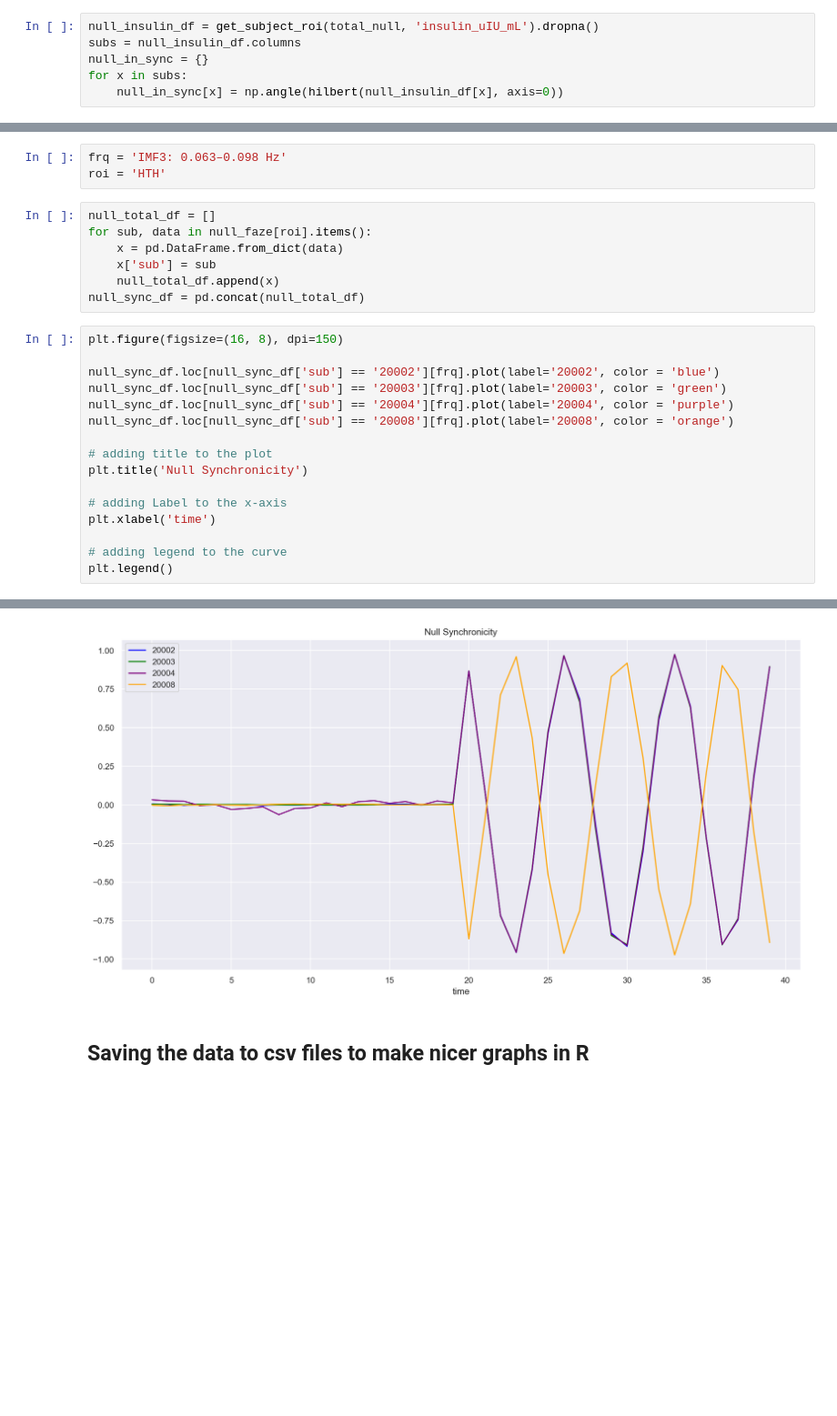
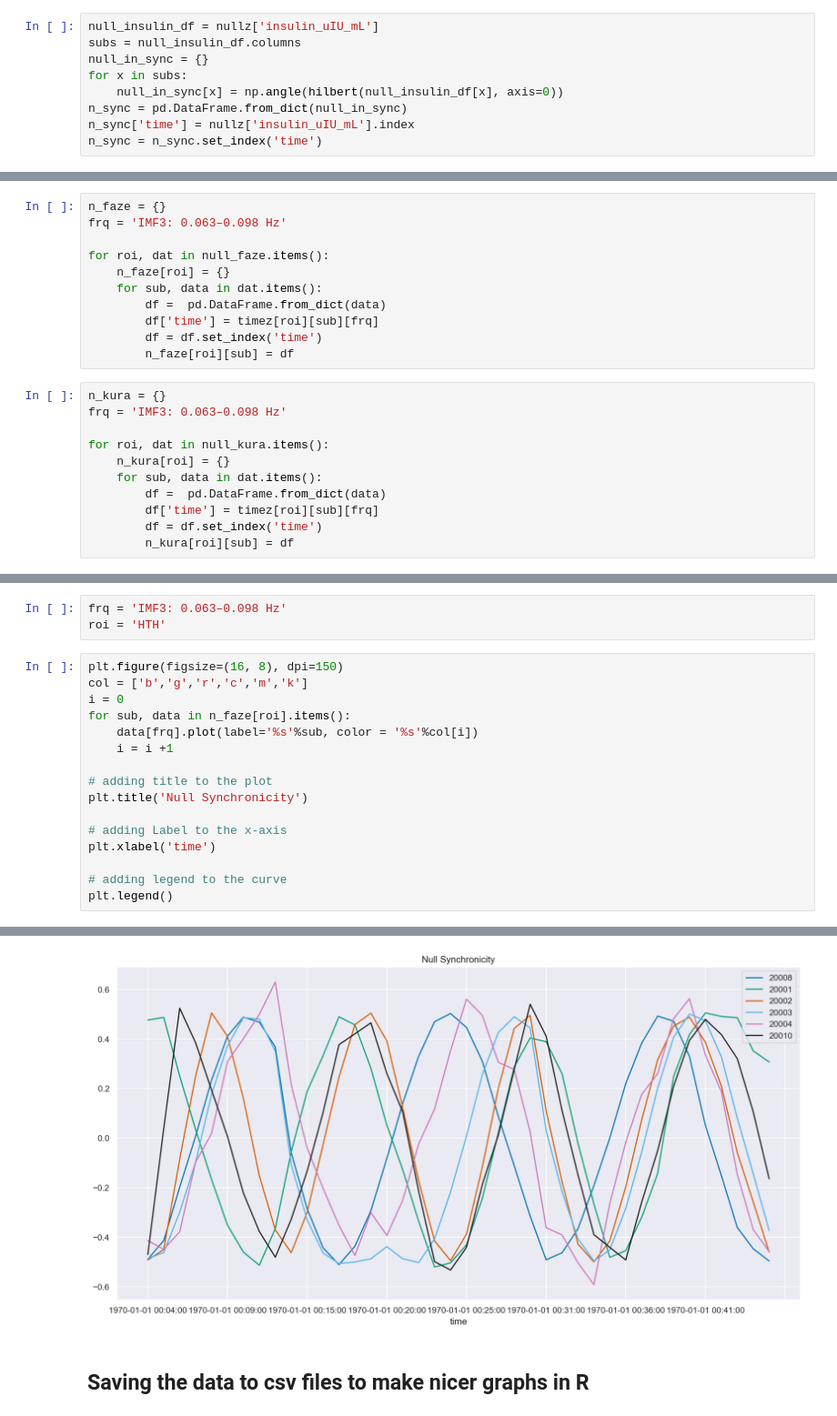
Before and after one commit to grace-shearrer/insulinBrain, a Jupyter notebook: null_synchronicity_analysis.ipynb, the cells around one changed output, grey strips where cells are left out. Shown at 91% size. Cells and saved outputs as stored; diff of their text form; blank space fills up the shorter version.

Commit message:
got null models and plot

```diff
--- a/null_synchronicity_analysis.ipynb
+++ b/null_synchronicity_analysis.ipynb
@@ -331,11 +305,14 @@ null_phaze
 ## Get insulin phase
 This is a hilbert transform to smooth the insulin time series. This produces a smooth insulin curve per subject. We will refer to this as the phase
 # %%
-null_insulin_df = get_subject_roi(total_null, 'insulin_uIU_mL').dropna()
+null_insulin_df = nullz['insulin_uIU_mL']
 subs = null_insulin_df.columns
 null_in_sync = {}
 for x in subs:
     null_in_sync[x] = np.angle(hilbert(null_insulin_df[x], axis=0))
+n_sync = pd.DataFrame.from_dict(null_in_sync)
+n_sync['time'] = nullz['insulin_uIU_mL'].index
+n_sync = n_sync.set_index('time')
 # %% [markdown]
 ## Get the phase vector length of insulin and ROI
 Initially I did this all combined
@@ -382,38 +366,53 @@ Ca
 20003
 20004
 20010
+# %%
+n_faze = {}
+frq = 'IMF3: 0.063–0.098 Hz'
+
+for roi, dat in null_faze.items():
+    n_faze[roi] = {}
+    for sub, data in dat.items():
+        df =  pd.DataFrame.from_dict(data)
+        df['time'] = timez[roi][sub][frq]
+        df = df.set_index('time')
+        n_faze[roi][sub] = df
+# %%
+n_kura = {}
+frq = 'IMF3: 0.063–0.098 Hz'
+
+for roi, dat in null_kura.items():
+    n_kura[roi] = {}
+    for sub, data in dat.items():
+        df =  pd.DataFrame.from_dict(data)
+        df['time'] = timez[roi][sub][frq]
+        df = df.set_index('time')
+        n_kura[roi][sub] = df
 # %% [markdown]
 ## Plots of phase similarity
 These plots show the similarity between the insulin and ROI curves at different frequency bands of the ROI signal (we are assuming there is only a single band of insulin). Yellow indicates high syncronicity and black means no syncronicity. The larger bands show little similarity and are usually "noise"
 # %%
 frq = 'IMF3: 0.063–0.098 Hz'
 roi = 'HTH'
-# %%
-null_total_df = []
-for sub, data in null_faze[roi].items():
-    x = pd.DataFrame.from_dict(data)
-    x['sub'] = sub
-    null_total_df.append(x)
-null_sync_df = pd.concat(null_total_df)
 # %%
 plt.figure(figsize=(16, 8), dpi=150)
-
-null_sync_df.loc[null_sync_df['sub'] == '20002'][frq].plot(label='20002', color = 'blue')
-null_sync_df.loc[null_sync_df['sub'] == '20003'][frq].plot(label='20003', color = 'green')
-null_sync_df.loc[null_sync_df['sub'] == '20004'][frq].plot(label='20004', color = 'purple')
-null_sync_df.loc[null_sync_df['sub'] == '20008'][frq].plot(label='20008', color = 'orange')
+col = ['b','g','r','c','m','k']
+i = 0
+for sub, data in n_faze[roi].items():
+    data[frq].plot(label='%s'%sub, color = '%s'%col[i])
+    i = i +1
 
 # adding title to the plot
 plt.title('Null Synchronicity')
 
 # adding Label to the x-axis
 plt.xlabel('time')
 
 # adding legend to the curve
 plt.legend()
 # %% [output]
 <matplotlib.legend.Legend at 0x...>
-[figure, old version]
+[figure, new version]
 # %% [markdown]
 ## Saving the data to csv files to make nicer graphs in R
 # %%
```
Also changed, not shown: parts of 16 cells of this notebook, 2 other files.
